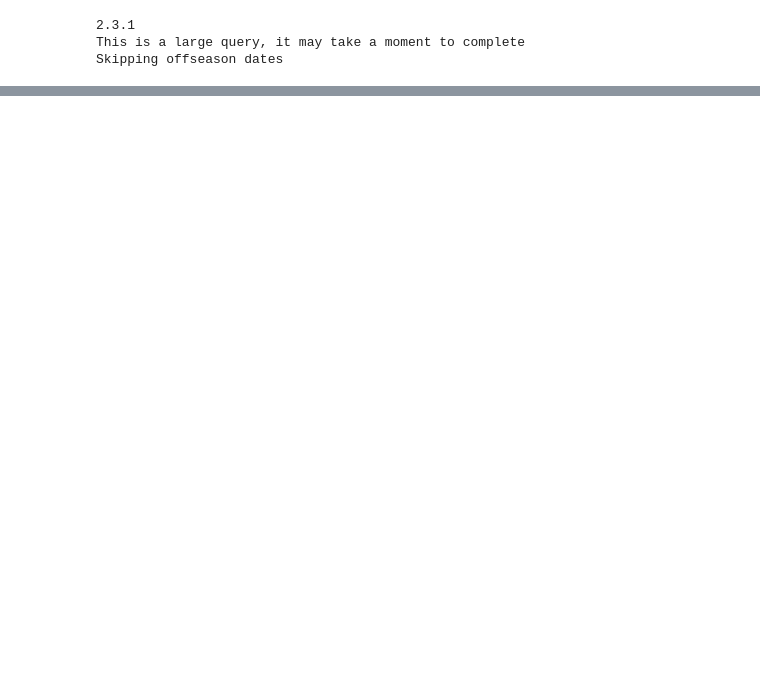
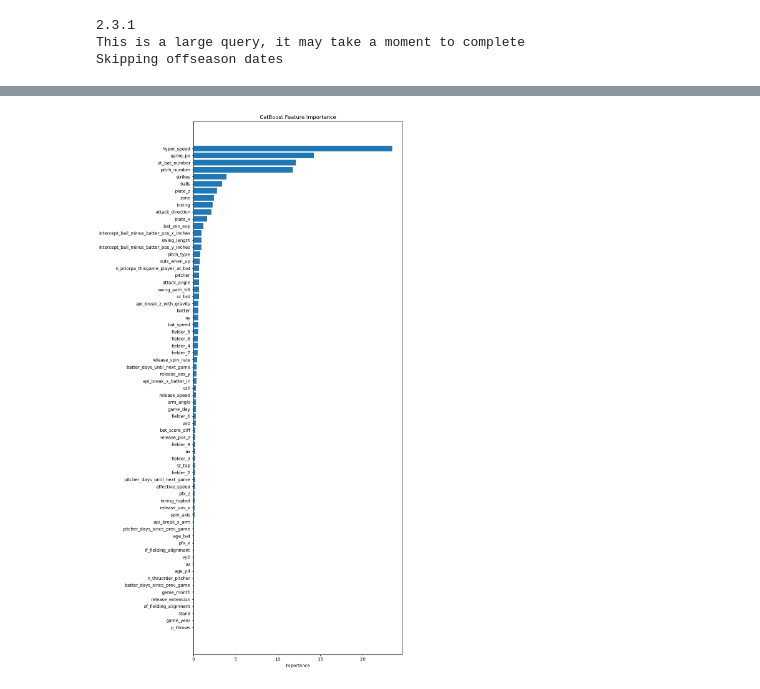
Before and after one commit to TDFelton/baseball_ML, a Jupyter notebook: testing.ipynb, the cells around one changed output, grey strips where cells are left out. Drawn from its saved outputs; the diff is of its cells as text; code cells hidden in the pictures; blank space fills up the shorter version.

```diff
--- a/testing.ipynb
+++ b/testing.ipynb
@@ -68,8 +75,8 @@ lineups_x['game_day'] = pd.to_datetime(lineups_x['game_date']).dt.day
 # Then drop the original datetime column
 lineups_x = lineups_x.drop(columns=['game_date'])
 # %%
-categorical_cols = ['game_year','game_month','game_day','pitch_type','batter','pitcher','description','stand','p_throws',
-                    'hit_location','balls','strikes','inning','inning_topbot','game_pk','fielder_2',
+categorical_cols = ['game_year','game_month','game_day','pitch_type','batter','pitcher','stand','p_throws',
+                    'balls','strikes','inning','inning_topbot','game_pk','fielder_2',
                     'fielder_3','fielder_4','fielder_5','fielder_6','fielder_7','fielder_8','fielder_9','pitch_number',
                     'at_bat_number','if_fielding_alignment','of_fielding_alignment','age_pit','age_bat','n_thruorder_pitcher',
                     'n_priorpa_thisgame_player_at_bat','pitcher_days_since_prev_game','batter_days_since_prev_game',
@@ -78,3 +85,7 @@ categorical_cols = ['game_year','game_month','game_day','pitch_type','batter','p
 
 
 lineups_x[categorical_cols] = lineups_x[categorical_cols].astype(str)
+# %%
+x_feat_train, x_feat_test, y_feat_train, y_feat_test = tts(lineups_x, lineups_y, test_size = 0.2)
+model = CatBoostClassifier(verbose=100)
+model.fit(x_feat_train,y_feat_train,cat_features=categorical_cols)
@@ -80,0 +106,15 @@ lineups_x[categorical_cols] = lineups_x[categorical_cols].astype(str)
+# %%
+importances = model.get_feature_importance()
+features = x_feat_train.columns
+
+# Sort and plot
+indices = np.argsort(importances)[::-1]
+plt.figure(figsize=(10, 18))
+plt.barh(np.array(features)[indices], np.array(importances)[indices])
+plt.xlabel("Importance")
+plt.title("CatBoost Feature Importance")
+plt.gca().invert_yaxis()
+plt.tight_layout()
+plt.show()
+# %% [output]
+[figure, added]
```
Also changed, not shown: parts of 5 cells of this notebook, 4 other files.
